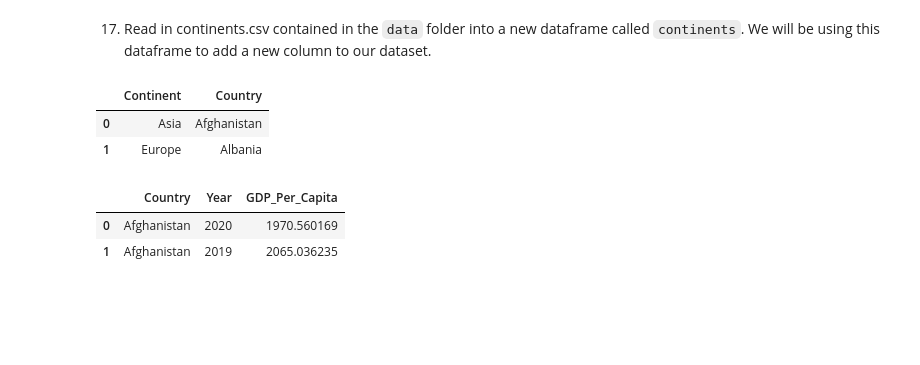
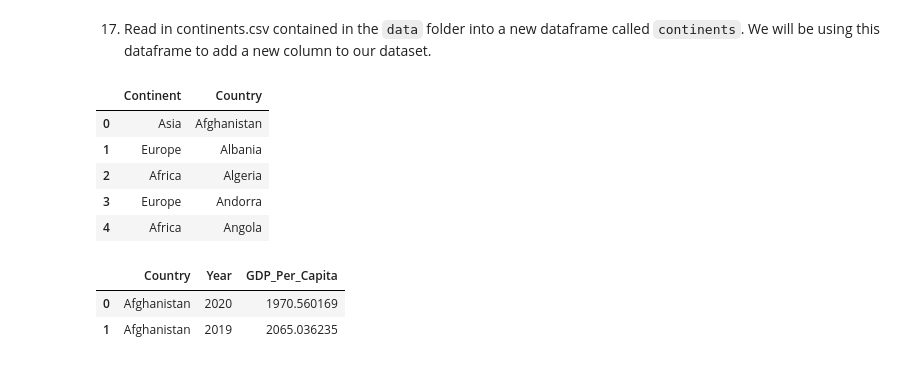
Before and after one commit to nss-data-science-cohort-7/un-exploration-brigancer, a Jupyter notebook: notebooks/UN_Data_Exploration.ipynb, the cells around one changed output. Cells and saved outputs as stored; diff of their text form; code cells hidden in the pictures; blank space fills up the shorter version.

```diff
--- a/notebooks/UN_Data_Exploration.ipynb
+++ b/notebooks/UN_Data_Exploration.ipynb
@@ -358,11 +360,14 @@ sns.lineplot(data=gdp_CHI, x='Year', y='GDP_Per_Capita', label='China', ax=ax);
 17. Read in continents.csv contained in the `data` folder into a new dataframe called `continents`. We will be using this dataframe to add a new column to our dataset.
 # %%
 continents = pd.read_csv('../data/continents.csv')
-continents.head(2)
+continents.head()
 # %% [output]
 |  | Continent | Country |
 | 0 | Asia | Afghanistan |
 | 1 | Europe | Albania |
+| 2 | Africa | Algeria |
+| 3 | Europe | Andorra |
+| 4 | Africa | Angola |
 # %%
 gdp_df.head(2)
 # %% [output]
```
Also changed, not shown: parts of 28 cells of this notebook.
